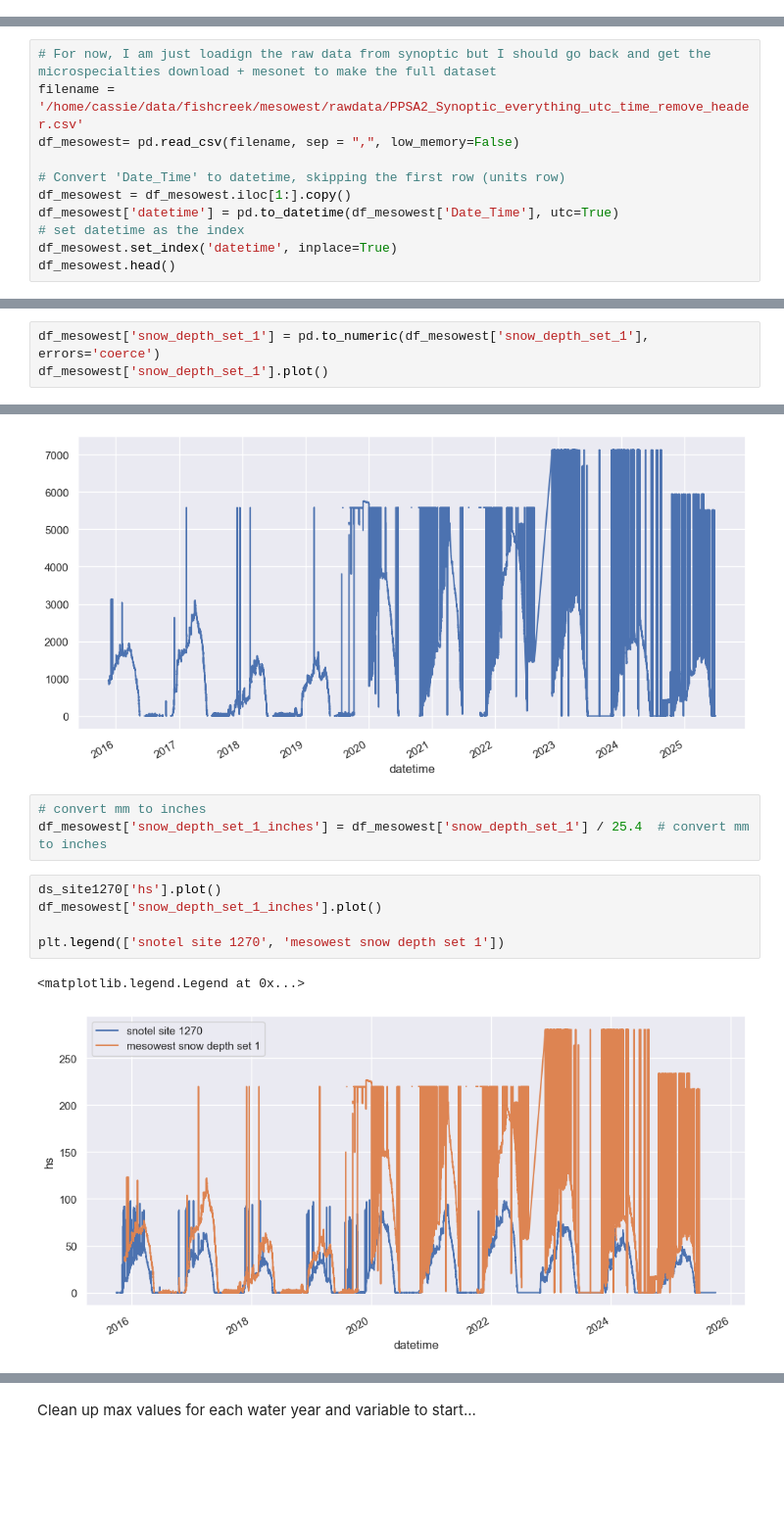
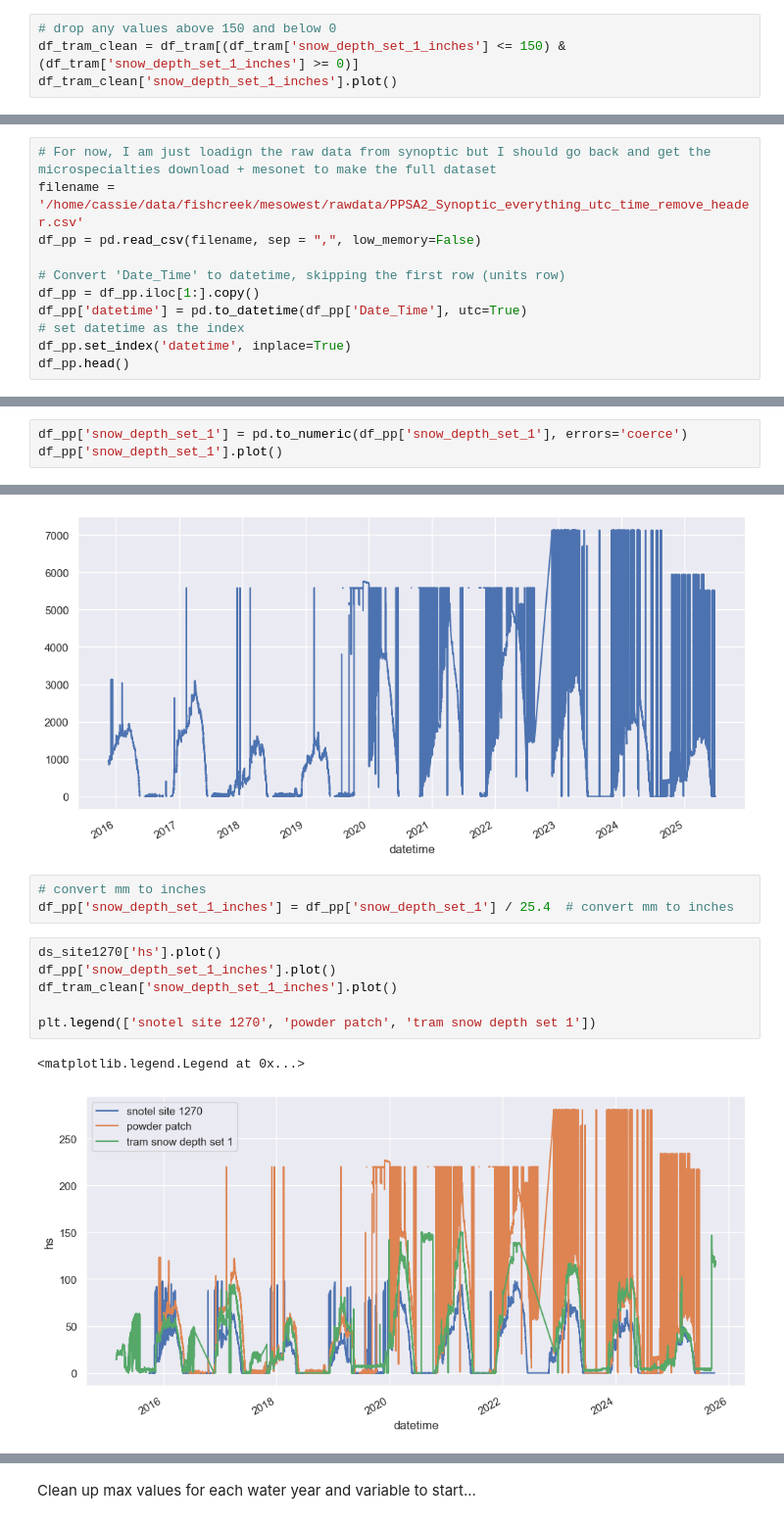
Before and after one commit to cassielumbrazo/snowdepth_teleconnections, a Jupyter notebook: 3_clean_snowdepth.ipynb, the cells around one changed output, grey strips where cells are left out. Shown at 98% size. Saved outputs shown, nothing was run; the diff lists cells and outputs as text; blank space fills up the shorter version.

```diff
--- a/3_clean_snowdepth.ipynb
+++ b/3_clean_snowdepth.ipynb
@@ -69,0 +101,4 @@ ds_site1270['hs'].plot()
+# %%
+# drop any values above 150 and below 0
+df_tram_clean = df_tram[(df_tram['snow_depth_set_1_inches'] <= 150) & (df_tram['snow_depth_set_1_inches'] >= 0)]
+df_tram_clean['snow_depth_set_1_inches'].plot()
@@ -72,14 +115,14 @@ Now, I need to do the same for the Powder Patch dataset (lightly cleaned in `1_l
 # %%
 # For now, I am just loadign the raw data from synoptic but I should go back and get the microspecialties download + mesonet to make the full dataset
 filename = '/home/cassie/data/fishcreek/mesowest/rawdata/PPSA2_Synoptic_everything_utc_time_remove_header.csv'
-df_mesowest= pd.read_csv(filename, sep = ",", low_memory=False)
+df_pp = pd.read_csv(filename, sep = ",", low_memory=False)
 
 # Convert 'Date_Time' to datetime, skipping the first row (units row)
-df_mesowest = df_mesowest.iloc[1:].copy()
-df_mesowest['datetime'] = pd.to_datetime(df_mesowest['Date_Time'], utc=True)
+df_pp = df_pp.iloc[1:].copy()
+df_pp['datetime'] = pd.to_datetime(df_pp['Date_Time'], utc=True)
 # set datetime as the index
-df_mesowest.set_index('datetime', inplace=True)
-df_mesowest.head()
+df_pp.set_index('datetime', inplace=True)
+df_pp.head()
 # %% [output]
 |  | Station_ID | Date_Time | air_temp_set_1 | relative_humidity_set_1 | snow_depth_set_1 | precip_accum_set_1 | ... |
 | datetime |  |  |  |  |  |  | ... |
@@ -89,19 +132,20 @@ df_mesowest.head()
 | 2014-01-09 16:30:00+00:00 | PPSA2 | 2014-01-09T16:30:00Z | -1.38 | 91.9 | NaN | NaN | ... |
 | 2014-01-09 17:00:00+00:00 | PPSA2 | 2014-01-09T17:00:00Z | -1.38 | 91.8 | NaN | NaN | ... |
 # %%
-df_mesowest['snow_depth_set_1'] = pd.to_numeric(df_mesowest['snow_depth_set_1'], errors='coerce')
-df_mesowest['snow_depth_set_1'].plot()
+df_pp['snow_depth_set_1'] = pd.to_numeric(df_pp['snow_depth_set_1'], errors='coerce')
+df_pp['snow_depth_set_1'].plot()
 # %% [output]
 <Axes: xlabel='datetime'>
 [figure]
 # %%
 # convert mm to inches
-df_mesowest['snow_depth_set_1_inches'] = df_mesowest['snow_depth_set_1'] / 25.4  # convert mm to inches
+df_pp['snow_depth_set_1_inches'] = df_pp['snow_depth_set_1'] / 25.4  # convert mm to inches
 # %%
 ds_site1270['hs'].plot()
-df_mesowest['snow_depth_set_1_inches'].plot()
+df_pp['snow_depth_set_1_inches'].plot()
+df_tram_clean['snow_depth_set_1_inches'].plot()
 
-plt.legend(['snotel site 1270', 'mesowest snow depth set 1'])
+plt.legend(['snotel site 1270', 'powder patch', 'tram snow depth set 1'])
 # %% [output]
 <matplotlib.legend.Legend at 0x...>
-[figure, old version]
+[figure, new version]
```
Also changed, not shown: parts of 32 cells of this notebook.
